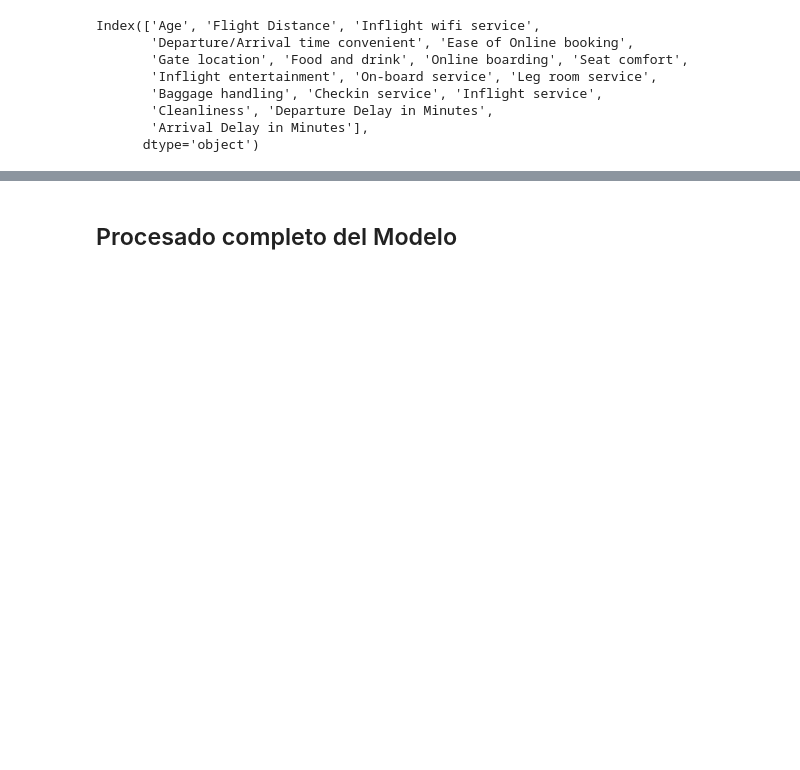
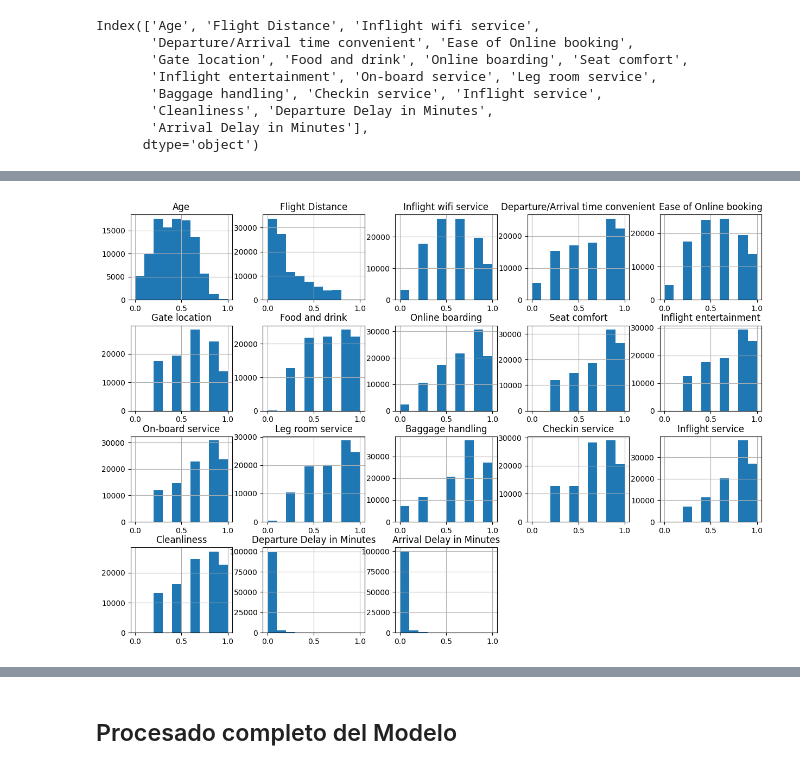
Before and after one commit to nlmaldonadog/PreparacionDeDatos-Trabajo1, a Jupyter notebook: Data_preparation-Nicolas_Maldonado.ipynb, the cells around one changed output, grey strips where cells are left out. Cells and saved outputs as stored; diff of their text form; code cells hidden in the pictures; blank space fills up the shorter version.

```diff
--- a/Data_preparation-Nicolas_Maldonado.ipynb
+++ b/Data_preparation-Nicolas_Maldonado.ipynb
@@ -890,0 +956,18 @@ maska.count()
+# %%
+from sklearn.preprocessing import MinMaxScaler
+df.dropna(inplace=True)
+df_clean = df.dropna(axis=0, how='any')
+df_clean = df_clean[(df_clean['Arrival Delay in Minutes'] < 1000) & (df_clean['Departure Delay in Minutes'] < 1000)]
+label_encoder = LabelEncoder()  # OJO! LabelEncoder para la target
+df_clean["satisfaction"] = label_encoder.fit_transform(df_clean["satisfaction"])
+data = df_clean.select_dtypes(include=[np.number])
+X, y = data.drop(columns=["satisfaction"]), data["satisfaction"]
+minmax = MinMaxScaler()
+X_minmax = minmax.fit_transform(X[numerical_without_ids])
+X_minmax = pd.DataFrame(X_minmax, columns=numerical_without_ids)
+# mostramos su nueva distribución
+X_minmax.hist(layout=(4,5),figsize=(15,10))
+plt.show()
+X_minmax.describe()
+# %% [output]
+[figure, added]
```
Also changed, not shown: parts of 26 cells of this notebook, 1 other file.
